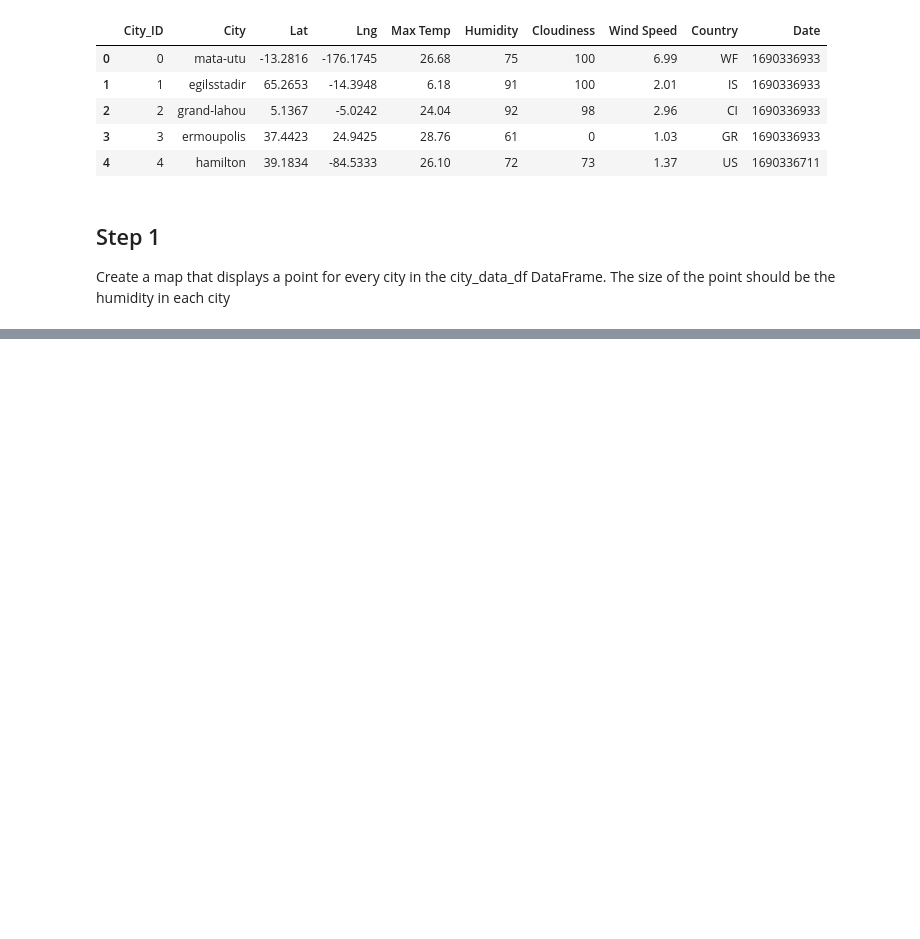
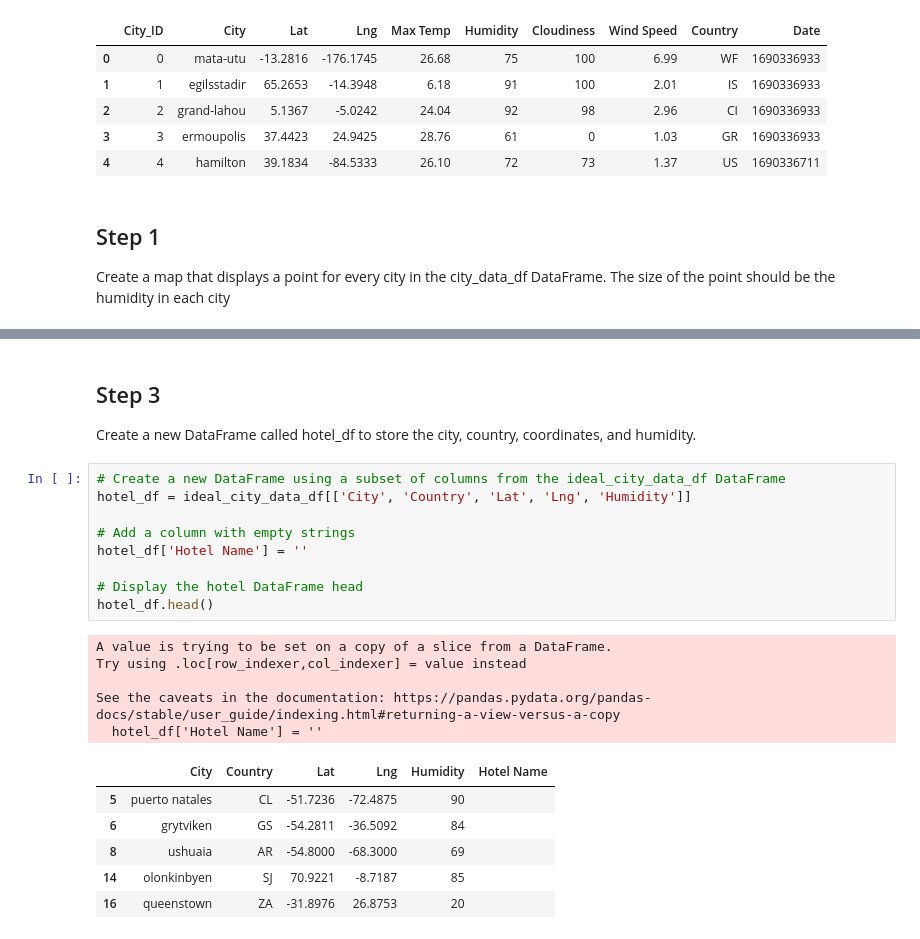
Before and after one commit to benoitchamot/WeatherPy, a Jupyter notebook: WeatherPy/VacationPy.ipynb, the cells around one changed output, grey strips where cells are left out. Drawn from its saved outputs; the diff is of its cells as text; blank space fills up the shorter version.

Commit message:
Complete step 3, step 4 and step 5 of VacationPy. Ready for submission.

```diff
--- a/WeatherPy/VacationPy.ipynb
+++ b/WeatherPy/VacationPy.ipynb
@@ -92 +102,25 @@ map_plot_2
 [interactive output not drawn]
+# %% [markdown]
+## Step 3
+Create a new DataFrame called hotel_df to store the city, country, coordinates, and humidity.
+# %%
+# Create a new DataFrame using a subset of columns from the ideal_city_data_df DataFrame
+hotel_df = ideal_city_data_df[['City', 'Country', 'Lat', 'Lng', 'Humidity']]
+
+# Add a column with empty strings
+hotel_df['Hotel Name'] = ''
+
+# Display the hotel DataFrame head
+hotel_df.head()
+# %% [output]
+A value is trying to be set on a copy of a slice from a DataFrame.
+Try using .loc[row_indexer,col_indexer] = value instead
+
+See the caveats in the documentation: https://pandas.pydata.org/pandas-docs/stable/user_guide/indexing.html#returning-a-view-versus-a-copy
+  hotel_df['Hotel Name'] = ''
+|  | City | Country | Lat | Lng | Humidity | Hotel Name |
+| 5 | puerto natales | CL | -51.7236 | -72.4875 | 90 |  |
+| 6 | grytviken | GS | -54.2811 | -36.5092 | 84 |  |
+| 8 | ushuaia | AR | -54.8000 | -68.3000 | 69 |  |
+| 14 | olonkinbyen | SJ | 70.9221 | -8.7187 | 85 |  |
+| 16 | queenstown | ZA | -31.8976 | 26.8753 | 20 |  |
```
Also changed, not shown: parts of 6 cells of this notebook.
